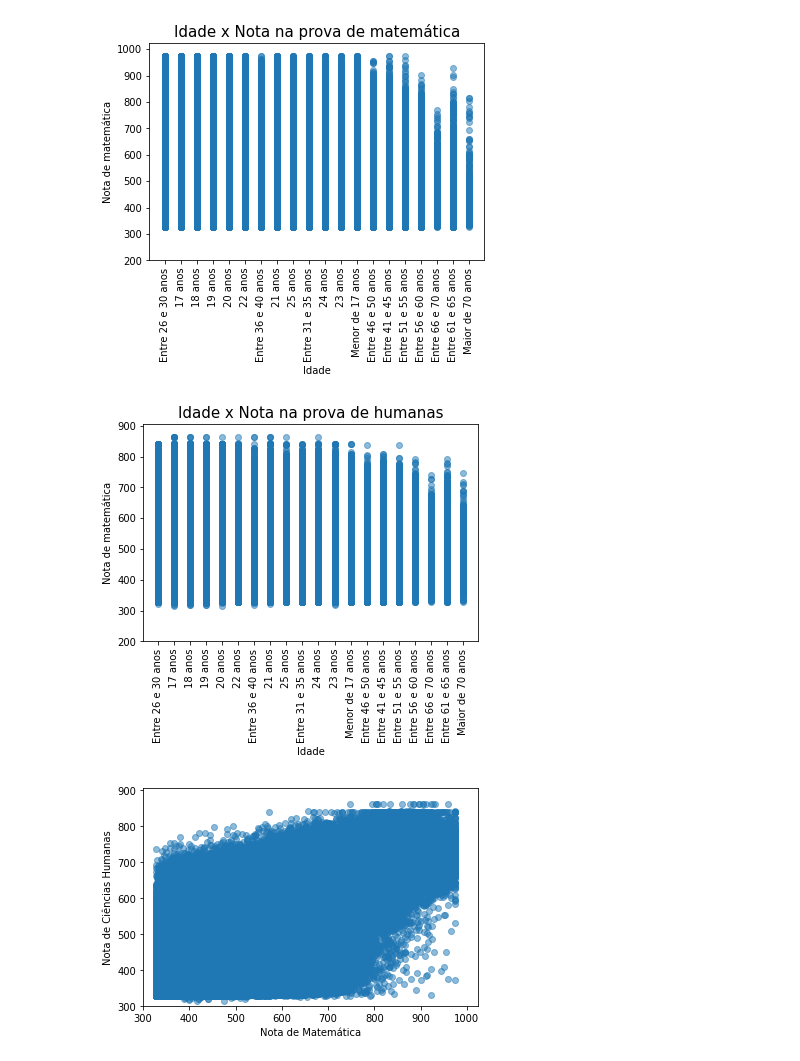
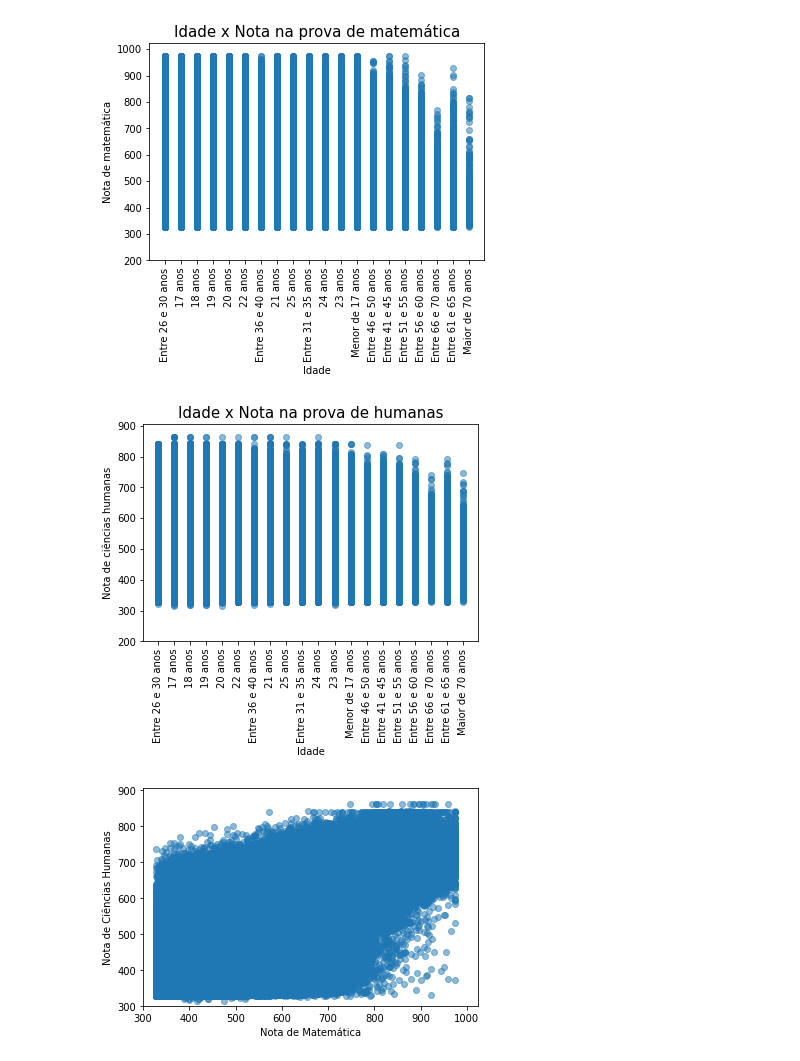
Before and after one commit to alan-vieira/analise_exploratoria_enem_2020, a Jupyter notebook: analise_de_dados_do_enem_2020.ipynb, the cells around one changed output. Saved outputs shown, nothing was run; the diff lists cells and outputs as text; code cells hidden in the pictures.

```diff
--- a/analise_de_dados_do_enem_2020.ipynb
+++ b/analise_de_dados_do_enem_2020.ipynb
@@ -153,13 +153,4 @@ TX_GABARITO_LC                  0
 NU_NOTA_COMP4                   0
 NU_NOTA_COMP5                   0
 dtype: int64
-# %%
-# Cria nota média
-df['NOTA_MEDIA'] = (
-                    df['NU_NOTA_CN'] +
-                    df['NU_NOTA_CH'] +
-                    df['NU_NOTA_LC'] +
-                    df['NU_NOTA_MT'] +
-                    df['NU_NOTA_REDACAO']
-                    ) / 5.0
 # %% [markdown]
@@ -429,13 +430,13 @@ plt.show()
 # %%
 plt.scatter(df['TP_FAIXA_ETARIA'], df['NU_NOTA_CH'], alpha=0.5)
 plt.title("Idade x Nota na prova de humanas", size=15)
 plt.xticks(rotation=90)
 plt.xlabel("Idade")
-plt.ylabel("Nota de matemática")
+plt.ylabel("Nota de ciências humanas")
 plt.ylim(200) #ignorando as notas = 0
 plt.show()
 # %% [output]
-[figure, old version]
+[figure, new version]
 # %%
 plt.scatter(df['NU_NOTA_MT'], df['NU_NOTA_CH'], alpha=0.5)
 plt.xlim(300) #removendo as notas =0
```
Also changed, not shown: parts of 20 cells of this notebook.
